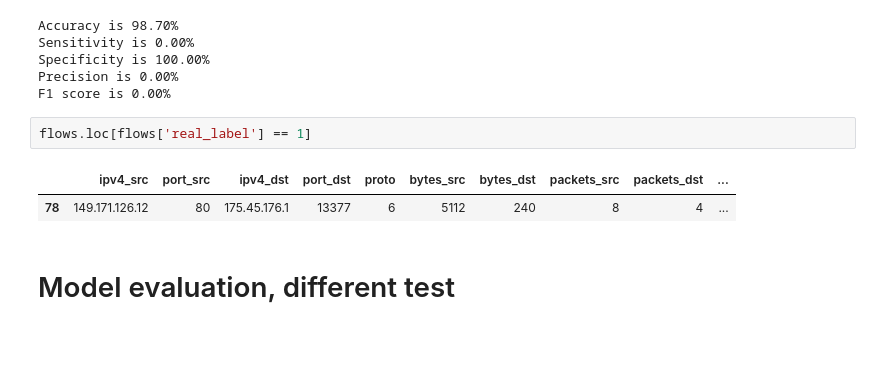
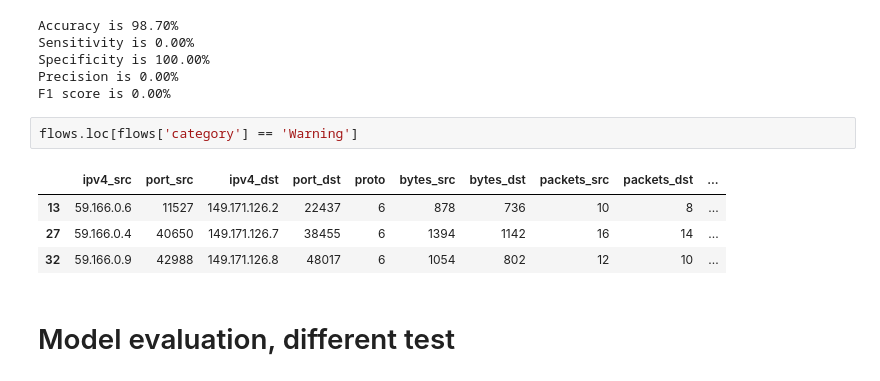
Before and after one commit to j05k0/DP_Security_improvements, a Jupyter notebook: jupyter_notebooks/Flows_dump_evaluation.ipynb, the cells around one changed output. Cells and saved outputs as stored; diff of their text form; blank space fills up the shorter version.

```diff
--- a/jupyter_notebooks/Flows_dump_evaluation.ipynb
+++ b/jupyter_notebooks/Flows_dump_evaluation.ipynb
@@ -191,10 +191,12 @@ Specificity is 100.00%
 Precision is 0.00%
 F1 score is 0.00%
 # %%
-flows.loc[flows['real_label'] == 1]
+flows.loc[flows['category'] == 'Warning']
 # %% [output]
 |  | ipv4_src | port_src | ipv4_dst | port_dst | proto | bytes_src | bytes_dst | packets_src | packets_dst | ... |
-| 78 | 149.171.126.12 | 80 | 175.45.176.1 | 13377 | 6 | 5112 | 240 | 8 | 4 | ... |
+| 13 | 59.166.0.6 | 11527 | 149.171.126.2 | 22437 | 6 | 878 | 736 | 10 | 8 | ... |
+| 27 | 59.166.0.4 | 40650 | 149.171.126.7 | 38455 | 6 | 1394 | 1142 | 16 | 14 | ... |
+| 32 | 59.166.0.9 | 42988 | 149.171.126.8 | 48017 | 6 | 1054 | 802 | 12 | 10 | ... |
 # %% [markdown]
 # Model evaluation, different test
 # %%
```
Also changed, not shown: parts of 4 cells of this notebook, 3 other files.
